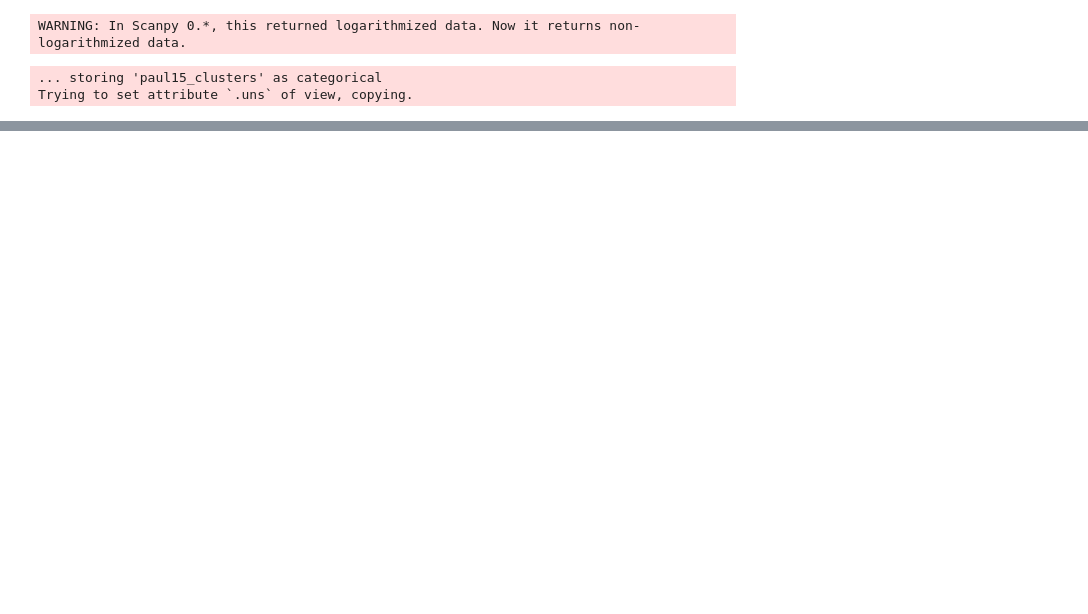
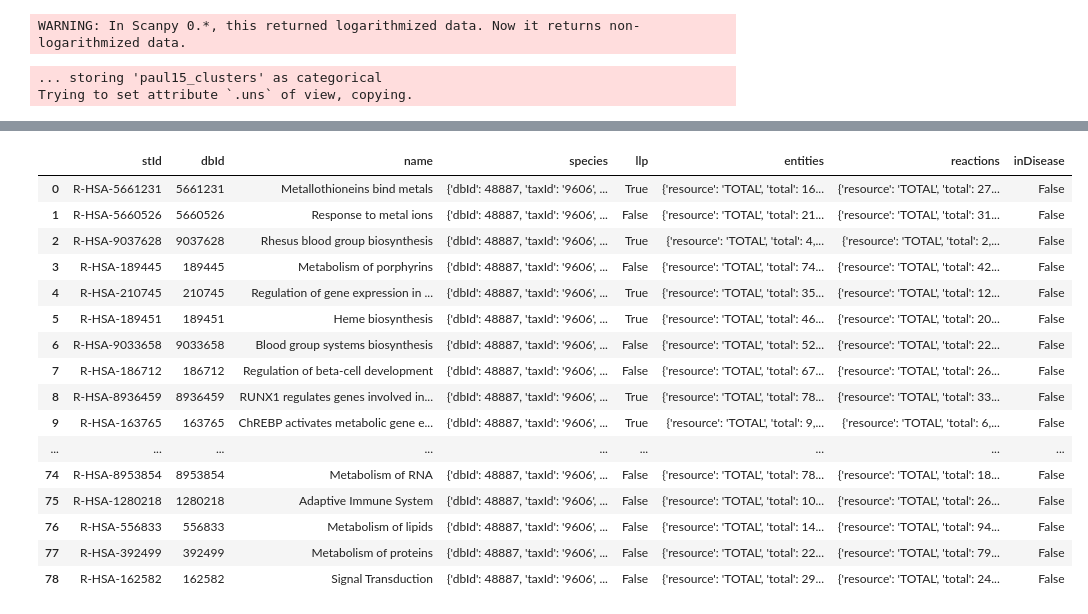
Before and after one commit to reactome/descartes_rpa, a Jupyter notebook: demo/mouse_data.ipynb, the cells around one changed output, grey strips where cells are left out. Saved outputs shown, nothing was run; the diff lists cells and outputs as text; code cells hidden in the pictures; blank space fills up the shorter version.

```diff
--- a/demo/mouse_data.ipynb
+++ b/demo/mouse_data.ipynb
@@ -72,0 +66,20 @@ QgridWidget(grid_options={'fullWidthRows': True, 'syncColumnCellResize': True, '
+# %%
+pathways(adata, "3Ery")
+# %% [output]
+|  | stId | dbId | name | species | llp | entities | reactions | inDisease |
+| 0 | R-HSA-5661231 | 5661231 | Metallothioneins bind metals | {'dbId': 48887, 'taxId': '9606', ... | True | {'resource': 'TOTAL', 'total': 16... | {'resource': 'TOTAL', 'total': 27... | False |
+| 1 | R-HSA-5660526 | 5660526 | Response to metal ions | {'dbId': 48887, 'taxId': '9606', ... | False | {'resource': 'TOTAL', 'total': 21... | {'resource': 'TOTAL', 'total': 31... | False |
+| 2 | R-HSA-9037628 | 9037628 | Rhesus blood group biosynthesis | {'dbId': 48887, 'taxId': '9606', ... | True | {'resource': 'TOTAL', 'total': 4,... | {'resource': 'TOTAL', 'total': 2,... | False |
+| 3 | R-HSA-189445 | 189445 | Metabolism of porphyrins | {'dbId': 48887, 'taxId': '9606', ... | False | {'resource': 'TOTAL', 'total': 74... | {'resource': 'TOTAL', 'total': 42... | False |
+| 4 | R-HSA-210745 | 210745 | Regulation of gene expression in ... | {'dbId': 48887, 'taxId': '9606', ... | True | {'resource': 'TOTAL', 'total': 35... | {'resource': 'TOTAL', 'total': 12... | False |
+| 5 | R-HSA-189451 | 189451 | Heme biosynthesis | {'dbId': 48887, 'taxId': '9606', ... | True | {'resource': 'TOTAL', 'total': 46... | {'resource': 'TOTAL', 'total': 20... | False |
+| 6 | R-HSA-9033658 | 9033658 | Blood group systems biosynthesis | {'dbId': 48887, 'taxId': '9606', ... | False | {'resource': 'TOTAL', 'total': 52... | {'resource': 'TOTAL', 'total': 22... | False |
+| 7 | R-HSA-186712 | 186712 | Regulation of beta-cell development | {'dbId': 48887, 'taxId': '9606', ... | False | {'resource': 'TOTAL', 'total': 67... | {'resource': 'TOTAL', 'total': 26... | False |
+| 8 | R-HSA-8936459 | 8936459 | RUNX1 regulates genes involved in... | {'dbId': 48887, 'taxId': '9606', ... | True | {'resource': 'TOTAL', 'total': 78... | {'resource': 'TOTAL', 'total': 33... | False |
+| 9 | R-HSA-163765 | 163765 | ChREBP activates metabolic gene e... | {'dbId': 48887, 'taxId': '9606', ... | True | {'resource': 'TOTAL', 'total': 9,... | {'resource': 'TOTAL', 'total': 6,... | False |
+| ... | ... | ... | ... | ... | ... | ... | ... | ... |
+| 74 | R-HSA-8953854 | 8953854 | Metabolism of RNA | {'dbId': 48887, 'taxId': '9606', ... | False | {'resource': 'TOTAL', 'total': 78... | {'resource': 'TOTAL', 'total': 18... | False |
+| 75 | R-HSA-1280218 | 1280218 | Adaptive Immune System | {'dbId': 48887, 'taxId': '9606', ... | False | {'resource': 'TOTAL', 'total': 10... | {'resource': 'TOTAL', 'total': 26... | False |
+| 76 | R-HSA-556833 | 556833 | Metabolism of lipids | {'dbId': 48887, 'taxId': '9606', ... | False | {'resource': 'TOTAL', 'total': 14... | {'resource': 'TOTAL', 'total': 94... | False |
+| 77 | R-HSA-392499 | 392499 | Metabolism of proteins | {'dbId': 48887, 'taxId': '9606', ... | False | {'resource': 'TOTAL', 'total': 22... | {'resource': 'TOTAL', 'total': 79... | False |
+| 78 | R-HSA-162582 | 162582 | Signal Transduction | {'dbId': 48887, 'taxId': '9606', ... | False | {'resource': 'TOTAL', 'total': 29... | {'resource': 'TOTAL', 'total': 24... | False |
```
Also changed, not shown: parts of 12 cells of this notebook, 2 other files.
